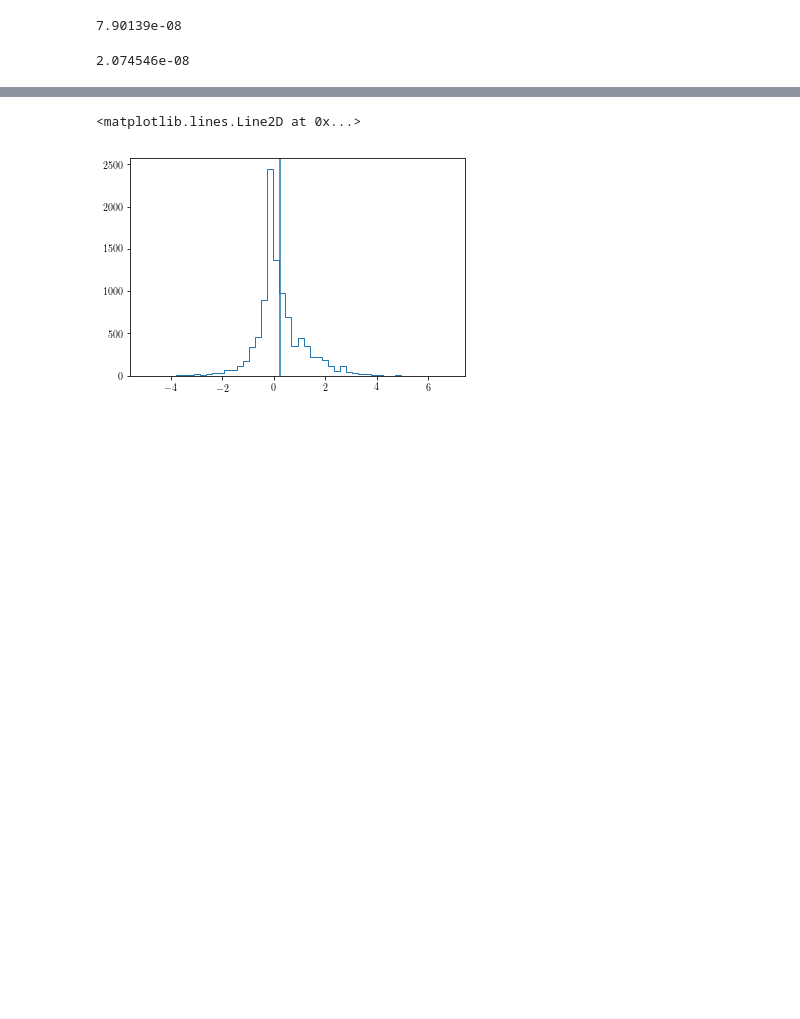
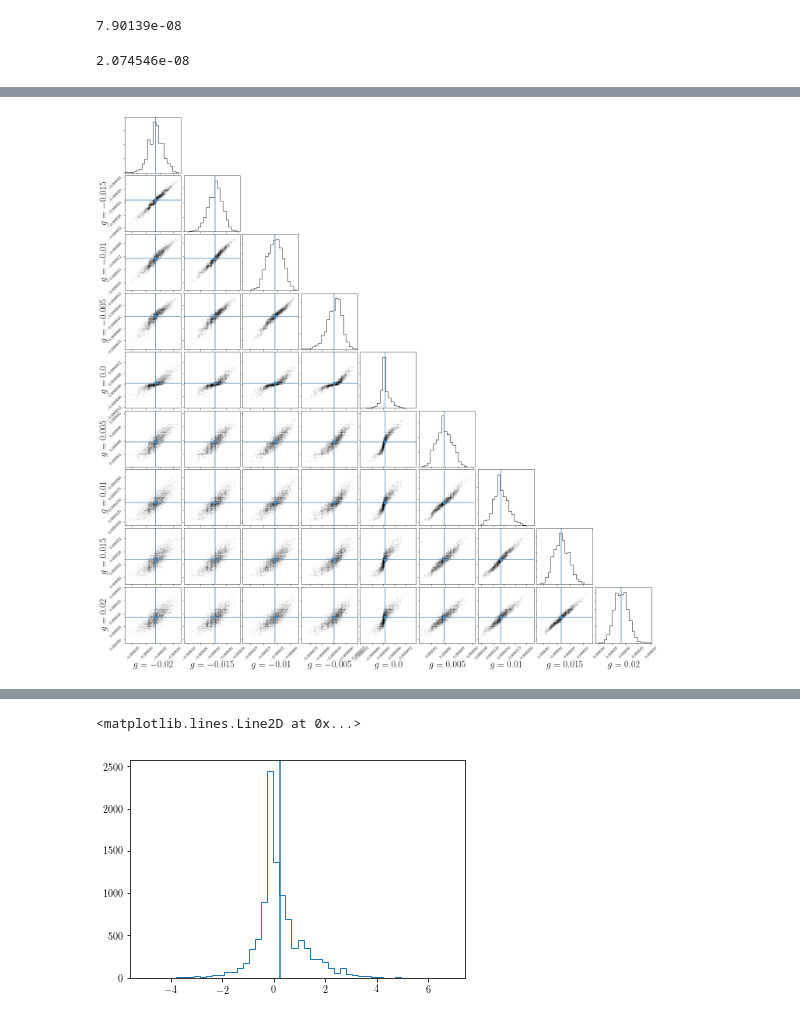
Before and after one commit to ismael-mendoza/wld_code, a Jupyter notebook: tomo-results.ipynb, the cells around one changed output, grey strips where cells are left out. Saved outputs shown, nothing was run; the diff lists cells and outputs as text; code cells hidden in the pictures; blank space fills up the shorter version.

Commit message:
edited some small functions and some plots need updating

```diff
--- a/tomo-results.ipynb
+++ b/tomo-results.ipynb
@@ -850,9 +854,39 @@ for i in range(len(g1s)):
     data_iso[:,i] = pulls_iso[i]
     data_grp[:,i] = pulls_grp[i]
 # %%
-# #put the things in the correct format.
-# data_iso = np.zeros((len(bmedians_iso2[4]),len(g1s)))
-# data_grp = np.zeros((len(bmedians_grp2[4]),len(g1s)))
-# for i in range(len(g1s)):
-#     data_iso[:,i] = bmedians_iso2[i]
-#     data_grp[:,i] = bmedians_grp2[i]
+#put the things in the correct format for data.
+data_iso = np.zeros((len(bmedians_iso2[4]),len(g1s)))
+data_grp = np.zeros((len(bmedians_grp2[4]),len(g1s)))
+for i in range(len(g1s)):
+    data_iso[:,i] = bmedians_iso2[i]
+    data_grp[:,i] = bmedians_grp2[i]
+# %%
+####### normal data
+import corner
+plt.rc('text', usetex=True)
+ndim = len(g1s)
+hist2d_kwargs = {'plot_datapoints':True,'plot_density':False,'plot_contours':False,
+                     'no_fill_contours':False,'fill_contours':False, 'data_kwargs': {'alpha':0.1, 'markevery':4}  }
+fig = corner.corner(data_iso,
+              truths=[np.mean(bmedians_iso2[i]) for i in range(len(g1s))],
+              show_titles=False,
+              labels =[f"$g={round(g1,3)}$" for g1 in g1s],
+              title_kwargs={"fontsize": 24},label_kwargs={"fontsize": 24},
+              **hist2d_kwargs  )
+
+axes = np.array(fig.axes).reshape(ndim, ndim)
+
+#Loop over the histograms
+for i in range(ndim):
+    for j in range(ndim):
+        ax = axes[i,j]
+        ax.xaxis.set_tick_params(labelsize=10)
+        ax.yaxis.set_tick_params(labelsize=10)
+
+
+
+# fig.set_figheight(12)
+# fig.set_figwidth(12)
+#plt.savefig('triangle.pdf')
+# %% [output]
+[figure, added]
```
Also changed, not shown: parts of 37 cells of this notebook, 1 other file.
